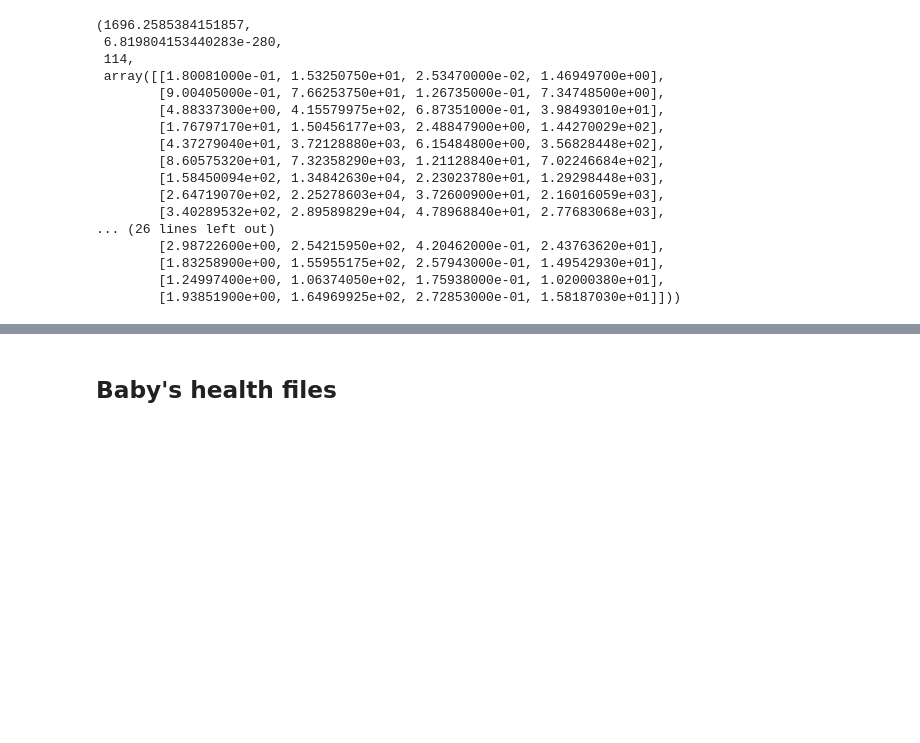
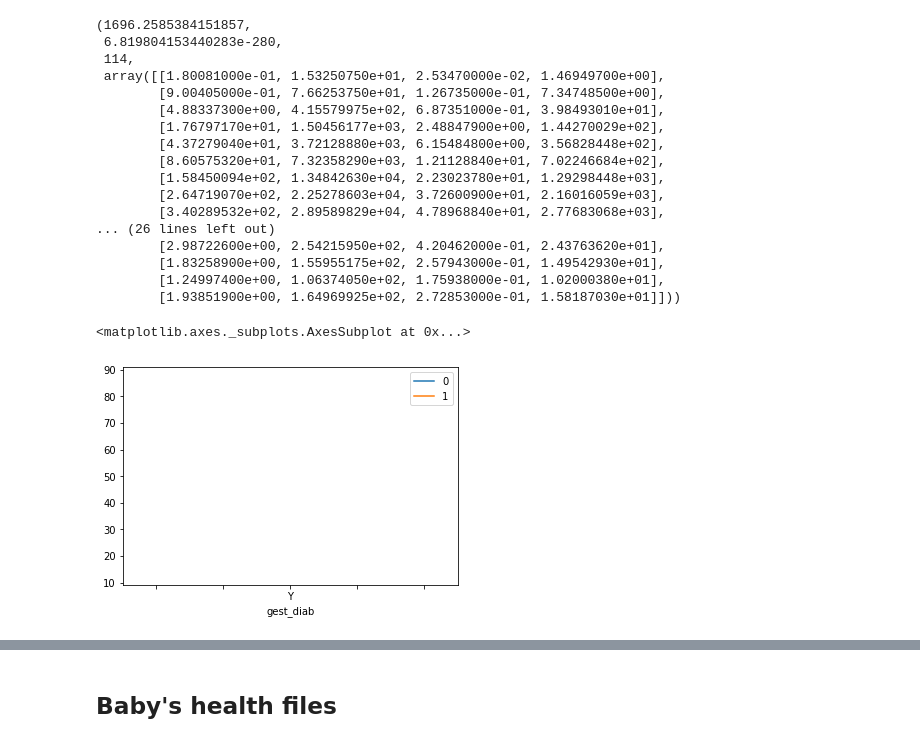
Before and after one commit to mkwasnica/CDC_capstone, a Jupyter notebook: notebooks/CHAssociation.ipynb, the cells around one changed output, grey strips where cells are left out. Saved outputs shown, nothing was run; the diff lists cells and outputs as text; code cells hidden in the pictures; blank space fills up the shorter version.

Commit message:
Added more visualizations

```diff
--- a/notebooks/CHAssociation.ipynb
+++ b/notebooks/CHAssociation.ipynb
@@ -9,7 +9,8 @@ from scipy.stats import chisquare, chi2_contingency
 import scipy.stats
 # %%
 totDF = pd.read_csv('../data/raw/Cleaned_data_set.csv')
-totDF = totDF.drop(totDF.columns[0],axis=1)#.reset_index()
+# %%
+births_nou = totDF.loc[totDF['admit_NICU'] != 'U']
 # %%
 cont = pd.crosstab(totDF['mothers_age'],totDF['admit_NICU'])#,totDF['antibiotics'])
 scipy.stats.chi2_contingency(cont)
@@ -50,3 +51,17 @@ def plot_gpYR(df,col,xlab,ylab,title,kind='line'):
     plt.ylabel(ylab)
     plt.title(title)
     return
+
+def make_pctdf(dataframe = births_nou, group = str, target = 'admit_NICU',  columns_titles = ['Y','N']):
+    df1 = births_nou.loc[(totDF[group] == 'Y')].groupby([group])[[target]].count()
+    df2 = births_nou.loc[(totDF[group] == 'Y')].groupby([group])[target].value_counts().unstack()
+    df2 = df2.reindex(columns=columns_titles)
+    df3 = pd.merge(df1,df2, left_index = True, right_index = True)
+    pct_df = pd.DataFrame(list(map(lambda x: df3[x]/df3[target] * 100, df3.columns[1:])))
+    return pct_df.T
+# %%
+test1 = make_pctdf(births_nou,'gest_diab')
+test1.plot()
+# %% [output]
+<matplotlib.axes._subplots.AxesSubplot at 0x...>
+[figure, added]
```
Also changed, not shown: parts of 1 cell of this notebook, 2 other files.
